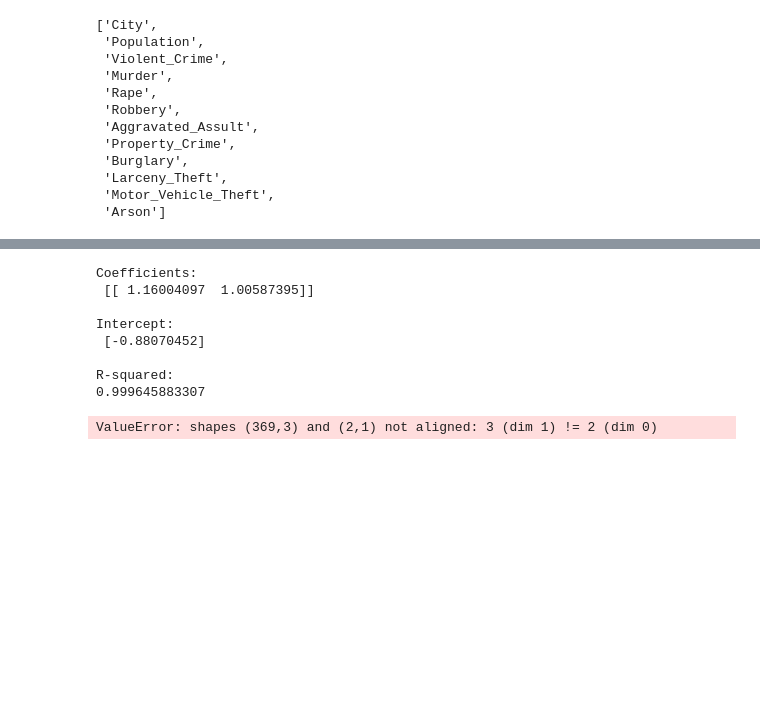
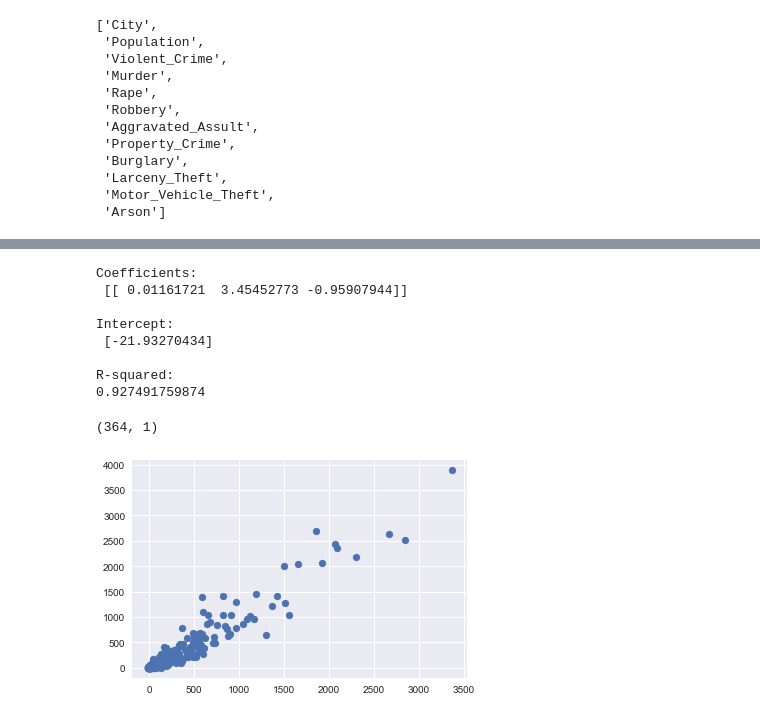
Before and after one commit to gurkpet/Thinkful-Lessons, a Jupyter notebook: Thinkful 2.5.1 - Test Statistics/Thinkful_2.5.2-Crime_Regression-w+Iteration.ipynb, the cells around one changed output, grey strips where cells are left out. Saved outputs shown, nothing was run; the diff lists cells and outputs as text; code cells hidden in the pictures; blank space fills up the shorter version.

```diff
--- a/Thinkful 2.5.1 - Test Statistics/Thinkful_2.5.2-Crime_Regression-w+Iteration.ipynb
+++ b/Thinkful 2.5.1 - Test Statistics/Thinkful_2.5.2-Crime_Regression-w+Iteration.ipynb
@@ -143,26 +151,36 @@ plt.show()
 [figure]
 [figure]
 # %%
-train_model_data = train_data[['Population', 'Burglary', 'Larceny_Theft']]
-train_model_target = train_data[['Property_Crime']].values.reshape(-1, 1)
+X = train_data[['Population', 'Burglary', 'Motor_Vehicle_Theft']]
+Y = train_data[['Property_Crime']].values.reshape(-1, 1)
+X_test = test_data[['Population', 'Burglary', 'Motor_Vehicle_Theft']]
+Y_test = test_data[['Property_Crime']].values.reshape(-1, 1)
 # %%
-regr.fit(train_model_data, train_model_target)
+regr = linear_model.LinearRegression()
+regr.fit(X,Y)
 
+# Inspect the results.
 print('\nCoefficients: \n', regr.coef_)
 print('\nIntercept: \n', regr.intercept_)
 print('\nR-squared:')
-print(regr.score(train_model_data, train_model_target))
+print(regr.score(X, Y))
 # %% [output]
 Coefficients:
- [[ 1.16004097  1.00587395]]
+ [[ 0.01161721  3.45452773 -0.95907944]]
 
 Intercept:
- [-0.88070452]
+ [-21.93270434]
 
 R-squared:
-0.999645883307
+0.927491759874
-# %%
-test_model_data = test_data[['Population', 'Burglary', 'Larceny_Theft']]
-regr.predict(test_model_data)
-# %% [output]
-ValueError: shapes (369,3) and (2,1) not aligned: 3 (dim 1) != 2 (dim 0)
+# %%
+predict = regr.predict(X_test)
+# %%
+Y_test.shape
+# %% [output]
+(364, 1)
+# %%
+plt.scatter(predict, Y_test)
+plt.show()
+# %% [output]
+[figure, added]
```
Also changed, not shown: parts of 4 cells of this notebook.
